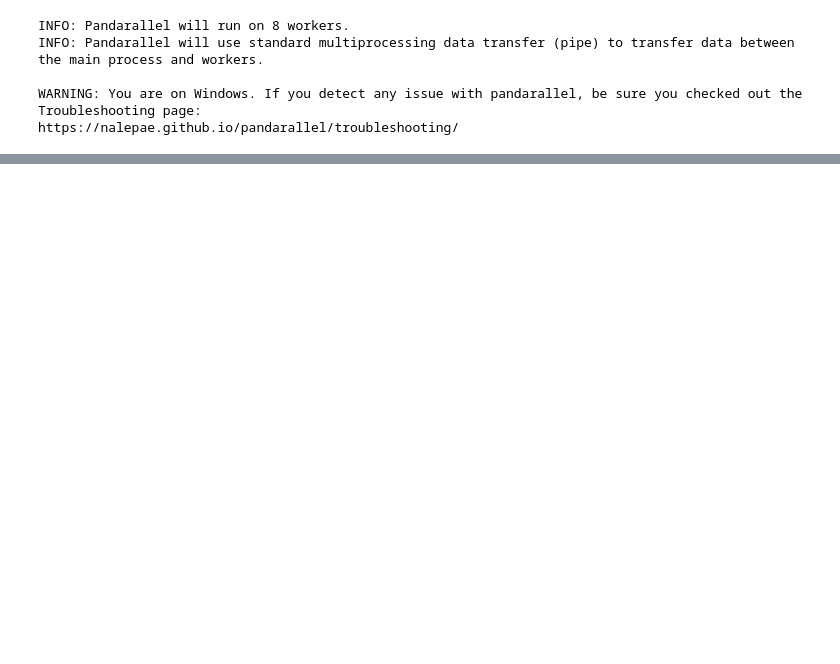
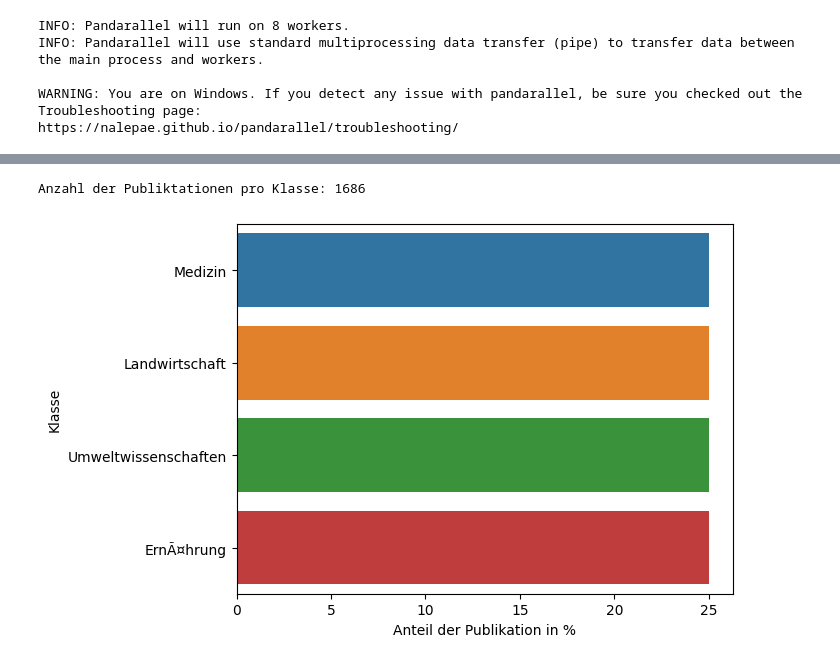
Before and after one commit to MTPKo/Bachelor-Arbeit, a Jupyter notebook: notebooks/classifiers/poc/lda_classifier.ipynb, the cells around one changed output, grey strips where cells are left out. Saved outputs shown, nothing was run; the diff lists cells and outputs as text; code cells hidden in the pictures; blank space fills up the shorter version.

```diff
--- a/notebooks/classifiers/poc/lda_classifier.ipynb
+++ b/notebooks/classifiers/poc/lda_classifier.ipynb
@@ -154,0 +99,18 @@ dir(gensim.models.ldamodel.LdaModel)
+# %%
+df_med = df.loc[df['class'] == "Medizin"].head(int(lowest_c))
+df_land = df.loc[df['class'] =='Landwirtschaft'].head(int(lowest_c))
+df_umwelt = df.loc[df['class'] =='Umweltwissenschaften'].head(int(lowest_c))
+df_ern = df.loc[df['class'] =='ErnÃ¤hrung'].head(int(lowest_c))
+df = pd.concat([df_med, df_land,df_umwelt,df_ern])
+# %%
+counted=df['class'].value_counts()
+counted = counted.to_frame()
+counted["population"] = counted['class'].values / len(df)
+counted["pop_perc"] = counted['population'].values * 100
+ax = sns.barplot(data=counted,x="pop_perc",  y= counted.index, orient="h")
+ax.set(xlabel="Anteil der Publikation in %",ylabel="Klasse")
+lowest_c = counted.min()['class']
+print("Anzahl der Publiktationen pro Klasse:" ,int(lowest_c))
+# %% [output]
+Anzahl der Publiktationen pro Klasse: 1686
+[figure, added]
```
Also changed, not shown: parts of 22 cells of this notebook, 2 other files.
